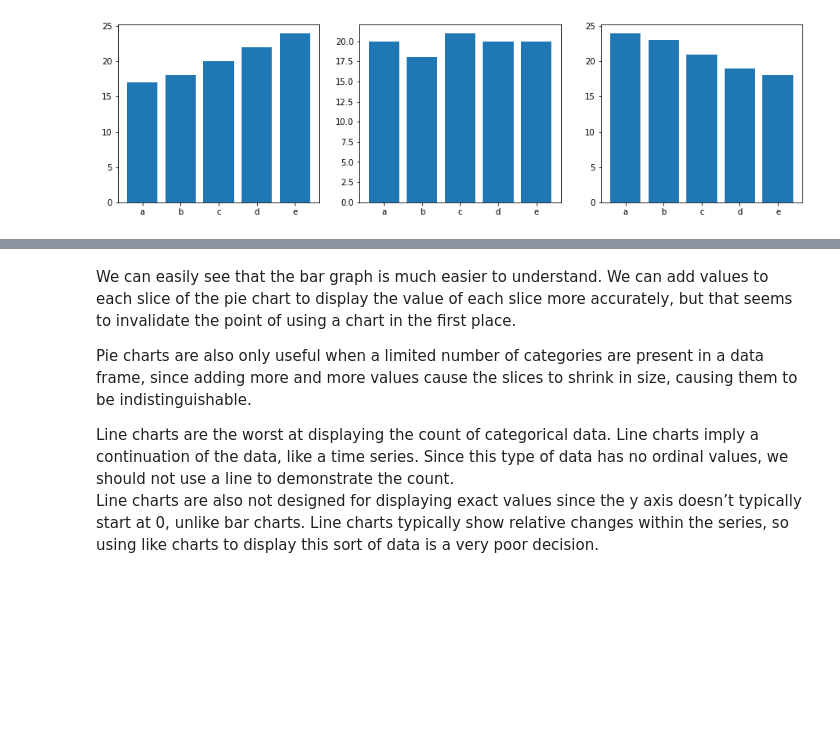
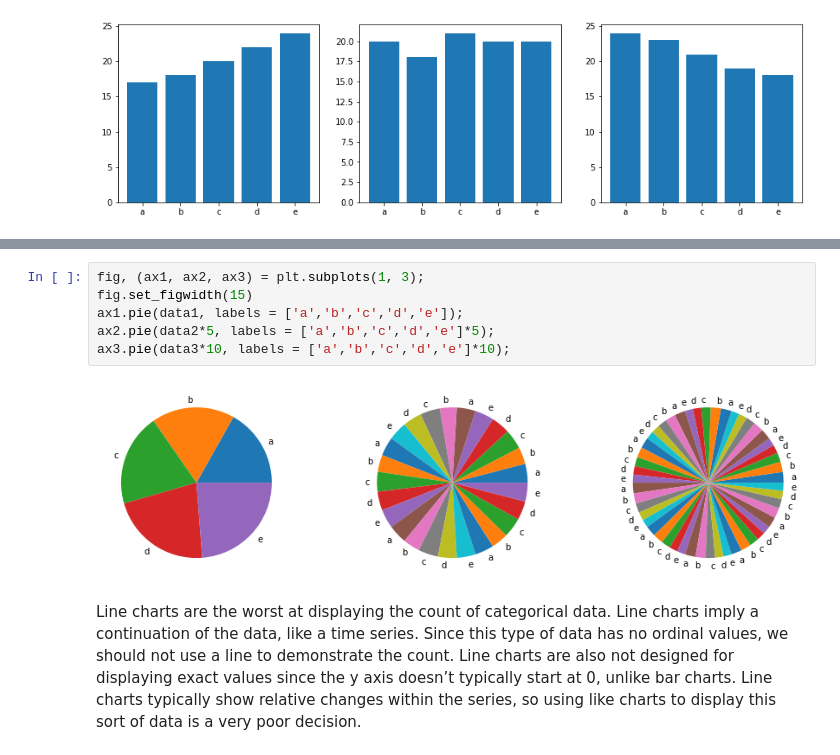
Before and after one commit to MichaelHotaling/DSC-Classes, a Jupyter notebook: DSC550/Week 3/Assignment 3.ipynb, the cells around one changed output, grey strips where cells are left out. Cells and saved outputs as stored; diff of their text form; blank space fills up the shorter version.

```diff
--- a/DSC550/Week 3/Assignment 3.ipynb
+++ b/DSC550/Week 3/Assignment 3.ipynb
@@ -194,7 +198,11 @@ ax3.bar(['a','b','c','d','e'],data3);
+# %%
+fig, (ax1, ax2, ax3) = plt.subplots(1, 3);
+fig.set_figwidth(15)
+ax1.pie(data1, labels = ['a','b','c','d','e']);
+ax2.pie(data2*5, labels = ['a','b','c','d','e']*5);
+ax3.pie(data3*10, labels = ['a','b','c','d','e']*10);
+# %% [output]
+[figure, added]
 # %% [markdown]
-We can easily see that the bar graph is much easier to understand. We can add values to each slice of the pie chart to display the value of each slice more accurately, but that seems to invalidate the point of using a chart in the first place.
-
-Pie charts are also only useful when a limited number of categories are present in a data frame, since adding more and more values cause the slices to shrink in size, causing them to be indistinguishable.
-
 Line charts are the worst at displaying the count of categorical data. Line charts imply a continuation of the data, like a time series. Since this type of data has no ordinal values, we should not use a line to demonstrate the count.
 Line charts are also not designed for displaying exact values since the y axis doesn’t typically start at 0, unlike bar charts. Line charts typically show relative changes within the series, so using like charts to display this sort of data is a very poor decision.
```
Also changed, not shown: parts of 1 cell of this notebook.
